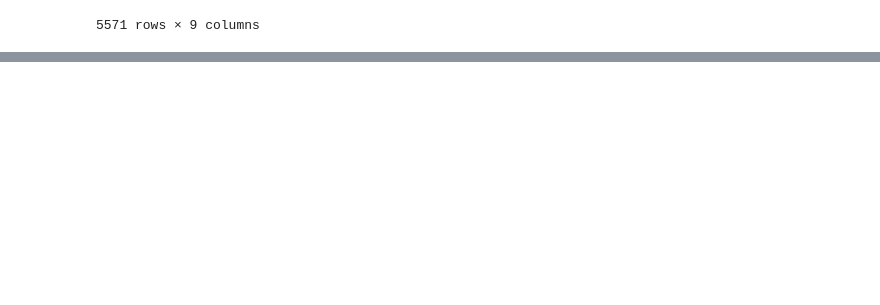
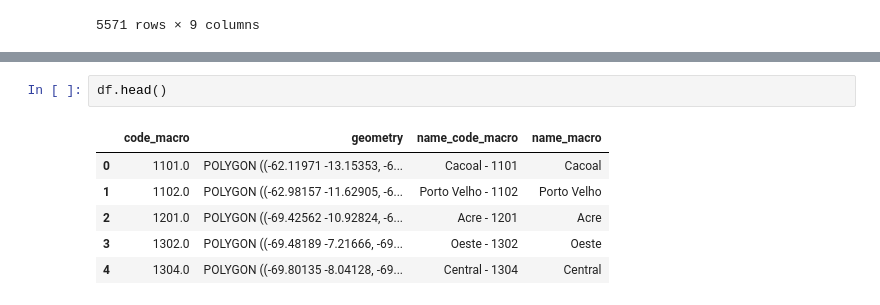
Before and after one commit to AlertaDengue/transfer-learning-forecast, a Jupyter notebook: forecast/shapefile of macro.ipynb, the cells around one changed output, grey strips where cells are left out. Drawn from its saved outputs; the diff is of its cells as text; blank space fills up the shorter version.

```diff
--- a/forecast/shapefile of macro.ipynb
+++ b/forecast/shapefile of macro.ipynb
@@ -79,3 +52,12 @@ df_new.plot()
 # %% [output]
 <Axes: >
 [figure]
+# %%
+df.head()
+# %% [output]
+|  | code_macro | geometry | name_code_macro | name_macro |
+| 0 | 1101.0 | POLYGON ((-62.11971 -13.15353, -6... | Cacoal - 1101 | Cacoal |
+| 1 | 1102.0 | POLYGON ((-62.98157 -11.62905, -6... | Porto Velho - 1102 | Porto Velho |
+| 2 | 1201.0 | POLYGON ((-69.42562 -10.92824, -6... | Acre - 1201 | Acre |
+| 3 | 1302.0 | POLYGON ((-69.48189 -7.21666, -69... | Oeste - 1302 | Oeste |
+| 4 | 1304.0 | POLYGON ((-69.80135 -8.04128, -69... | Central - 1304 | Central |
```
Also changed, not shown: parts of 10 cells of this notebook, 2 other files.
